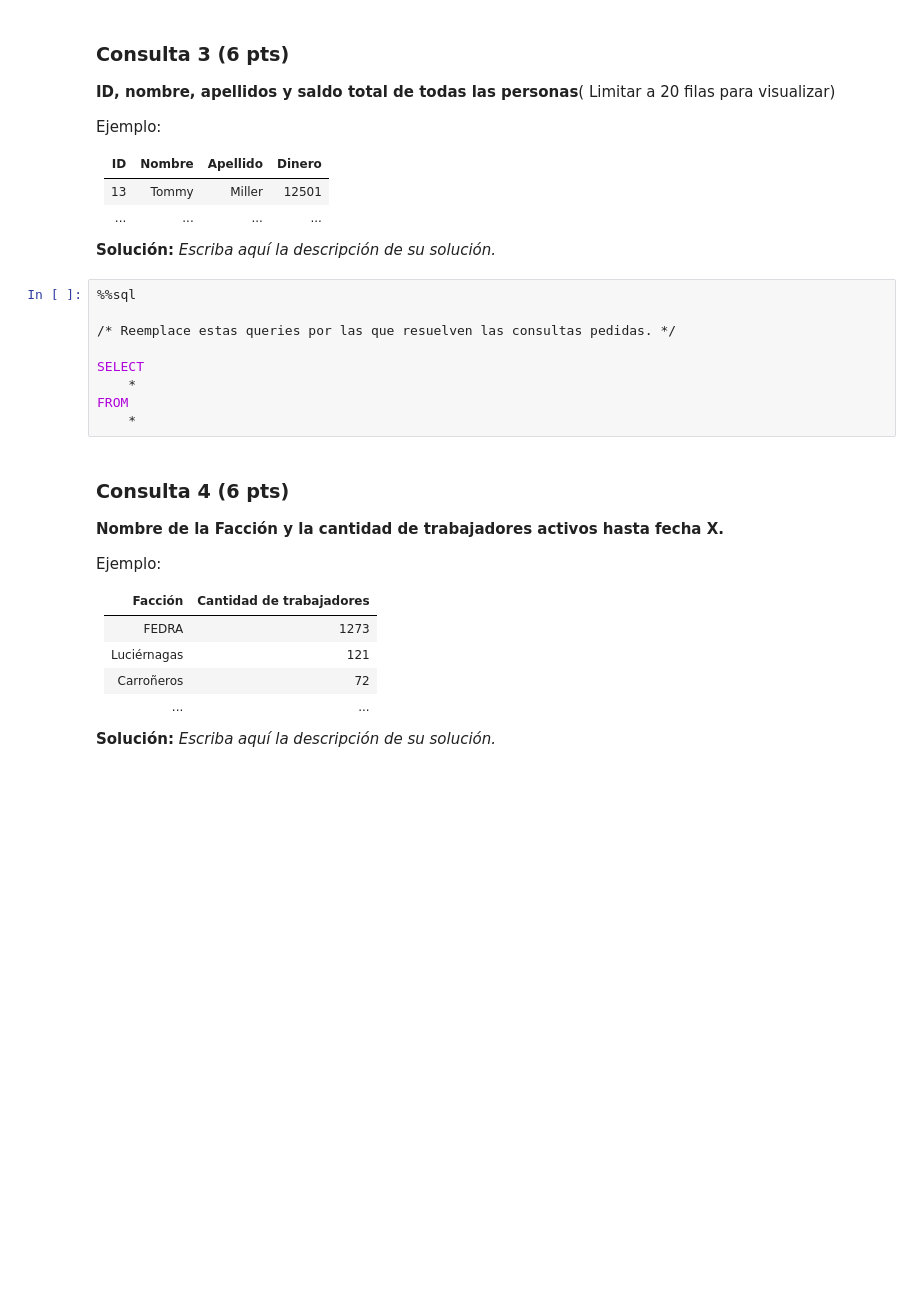
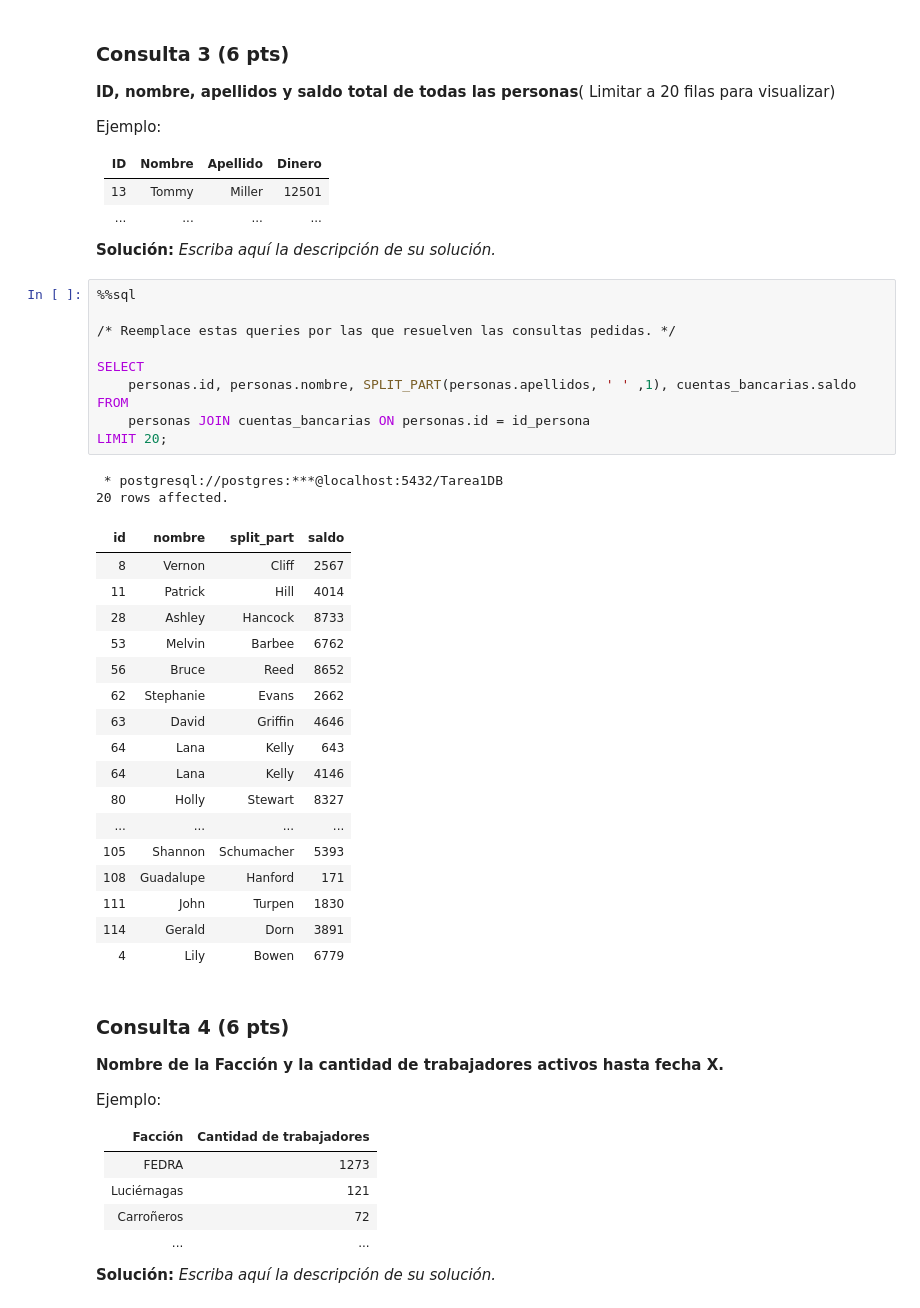
Before and after one commit to Kaleto13/Tarea_DB, a Jupyter notebook: Tarea1DB.ipynb, the cells around one changed output. Saved outputs shown, nothing was run; the diff lists cells and outputs as text; blank space fills up the shorter version.

```diff
--- a/Tarea1DB.ipynb
+++ b/Tarea1DB.ipynb
@@ -424,12 +433,33 @@ Ejemplo:
 # %%
 %%sql
 
 /* Reemplace estas queries por las que resuelven las consultas pedidas. */
 
 SELECT
-    *
+    personas.id, personas.nombre, SPLIT_PART(personas.apellidos, ' ' ,1), cuentas_bancarias.saldo
 FROM
-    *
+    personas JOIN cuentas_bancarias ON personas.id = id_persona
+LIMIT 20;
+# %% [output]
+ * postgresql://postgres:***@localhost:5432/Tarea1DB
+20 rows affected.
+| id | nombre | split_part | saldo |
+| 8 | Vernon | Cliff | 2567 |
+| 11 | Patrick | Hill | 4014 |
+| 28 | Ashley | Hancock | 8733 |
+| 53 | Melvin | Barbee | 6762 |
+| 56 | Bruce | Reed | 8652 |
+| 62 | Stephanie | Evans | 2662 |
+| 63 | David | Griffin | 4646 |
+| 64 | Lana | Kelly | 643 |
+| 64 | Lana | Kelly | 4146 |
+| 80 | Holly | Stewart | 8327 |
+| ... | ... | ... | ... |
+| 105 | Shannon | Schumacher | 5393 |
+| 108 | Guadalupe | Hanford | 171 |
+| 111 | John | Turpen | 1830 |
+| 114 | Gerald | Dorn | 3891 |
+| 4 | Lily | Bowen | 6779 |
 # %% [markdown]
 ### Consulta 4 (6 pts)
 **Nombre de la Facción y la cantidad de trabajadores activos hasta fecha X.**
```
Also changed, not shown: parts of 2 cells of this notebook.
